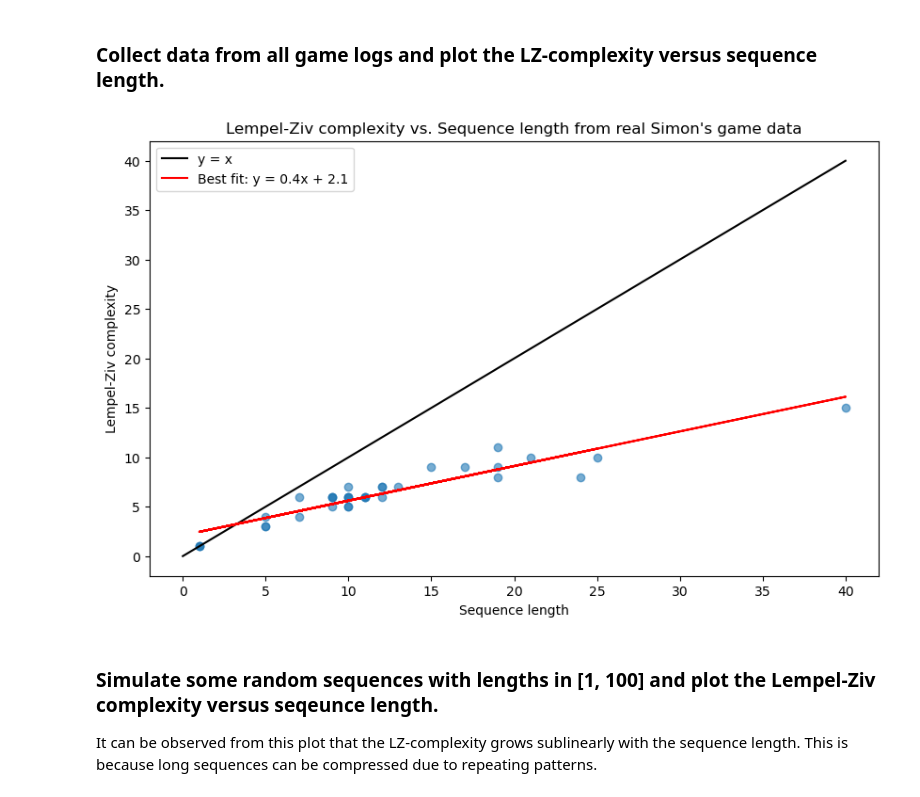
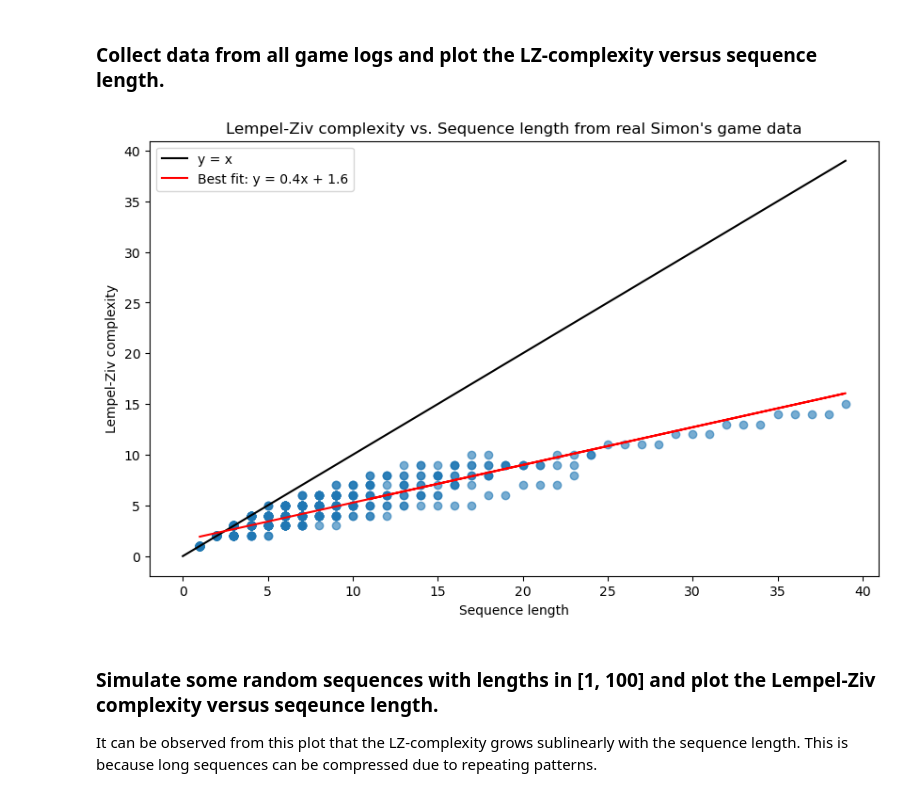
Before and after one commit to qsimeon/PSY1401Projects, a Jupyter notebook: final_project/LempelZivScheme.ipynb, the cells around one changed output. Saved outputs shown, nothing was run; the diff lists cells and outputs as text; code cells hidden in the pictures.

```diff
--- a/final_project/LempelZivScheme.ipynb
+++ b/final_project/LempelZivScheme.ipynb
@@ -188,7 +188,7 @@ def parse_simon_game_csv(filepath):
     # Parse the CSV file and convert the color names to single characters
     dataframe = pd.read_csv(filepath)
     dataframe["Event"] = dataframe["Event"].map(
-        {"red": "R", "blue": "B", "green": "G", "yellow": "Y"}
+        {"red": "R", "blue": "B", "green": "G", "yellow": "Y", np.nan: ""}
     )
     # Because there may be multiple gameplays in a single file,
     # we need to split the data frame whenever Score reset to 0.
@@ -284,42 +284,70 @@ List of games in this file: [1, 2, 3]
 # %%
 root_path = "."  # all the games are within subdirectories
 all_sessions_data = parse_simons_game_logs(root_path)
 
 sequences, lengths, scores = [], [], []
 for session in all_sessions_data:
     session_data = all_sessions_data[session]
     for game in session_data:
         sequence = session_data[game]["longest_sequence"]
         sequences.append(sequence)
         length = len(sequence)
         lengths.append(length)
         score = round(lempel_ziv_complexity(sequence), 3)
         scores.append(score)
 
-# Plot the human player results
+# # Plot the human player results
+# plt.figure(figsize=(10, 6))
+# plt.scatter(lengths, scores, alpha=0.6)
+# # Plot y=x line
+# max_len = max(lengths)
+# plt.plot([0, max_len], [0, max_len], label="y = x", color="k")
+# # Calculate best fit line parameters
+# a, b = np.polyfit(lengths, scores, 1)
+# # Round the slope and intercept to 1 decimal place
+# a_rounded = round(a, 1)
+# b_rounded = round(b, 1)
+# # Create label string for the best fit line
+# best_fit_label = f"Best fit: y = {a_rounded}x + {b_rounded}"
+# # Plot best fit line with the equation in the label
+# plt.plot(lengths, a * np.array(lengths) + b, label=best_fit_label, color="red")
+# # plt.plot(lengths, 0.3 * np.array(lengths) + 2.5, label="Simulation fit", color="orange") # Simulation fit
+# plt.xlabel("Sequence length")
+# plt.ylabel("Lempel-Ziv complexity")
+# plt.title("Lempel-Ziv complexity vs. Sequence length from real Simon's game data")
+# # Set legend to only show the y=x line and best fit line
+# plt.legend()
+# plt.show()
+
+# Because of the way the Simons game is played, actually all subsequences of the longest sequence are also valid sequences.
+# This means that the Lempel-Ziv complexity of the longest sequence is actually the maximum possible complexity for that game.
+
+_sequences_, _lengths_, _scores_ = [], [], []
+for seq in sequences:
+    for _ in range(1, len(seq)):
+        s = seq[:_]
+        _sequences_.append(s)
+        l = len(s)
+        _lengths_.append(l)
+        r = round(lempel_ziv_complexity(s), 3)
+        _scores_.append(r)
+
 plt.figure(figsize=(10, 6))
-plt.scatter(lengths, scores, alpha=0.6)
-# Plot y=x line
-max_len = max(lengths)
+plt.scatter(_lengths_, _scores_, alpha=0.6)
+max_len = max(_lengths_)
 plt.plot([0, max_len], [0, max_len], label="y = x", color="k")
-# Calculate best fit line parameters
-a, b = np.polyfit(lengths, scores, 1)
-# Round the slope and intercept to 1 decimal place
+a, b = np.polyfit(_lengths_, _scores_, 1)
 a_rounded = round(a, 1)
 b_rounded = round(b, 1)
-# Create label string for the best fit line
-best_fit_label = f"Best fit: y = {a_rounded}x + {b_rounded}"
-# Plot best fit line with the equation in the label
-plt.plot(lengths, a * np.array(lengths) + b, label=best_fit_label, color="red")
-# plt.plot(lengths, 0.3 * np.array(lengths) + 2.5, label="Simulation fit", color="orange") # Simulation fit
+_best_fit_label_ = f"Best fit: y = {a_rounded}x + {b_rounded}"
+plt.plot(_lengths_, a * np.array(_lengths_) + b, label=_best_fit_label_, color="red")
 plt.xlabel("Sequence length")
 plt.ylabel("Lempel-Ziv complexity")
 plt.title("Lempel-Ziv complexity vs. Sequence length from real Simon's game data")
-# Set legend to only show the y=x line and best fit line
 plt.legend()
 plt.show()
 # %% [output]
-[figure, old version]
+[figure, new version]
 # %% [markdown]
 ### Simulate some random sequences with lengths in [1, 100] and plot the Lempel-Ziv complexity versus seqeunce length.
 
```
Also changed, not shown: parts of 2 cells of this notebook, 4 other files.
